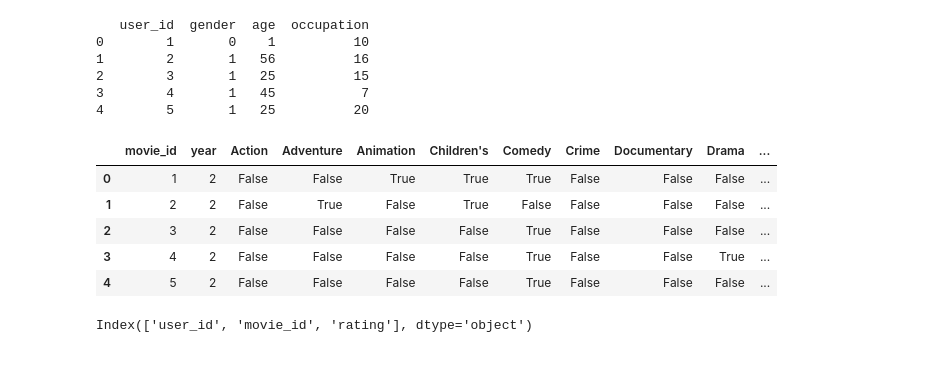
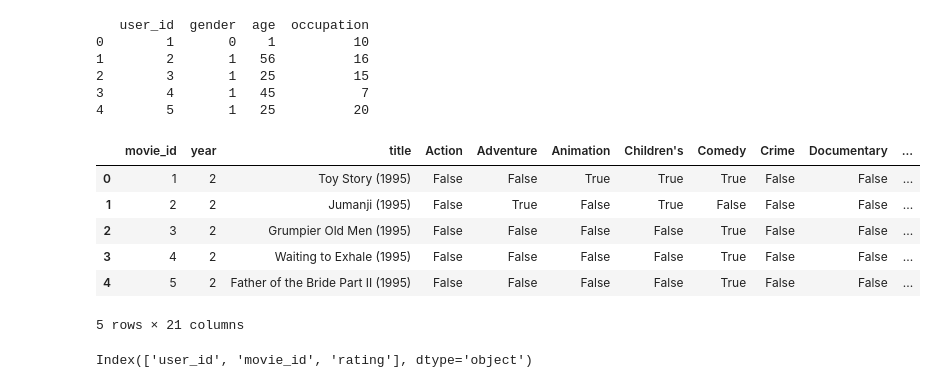
Before and after one commit to shayan-naghizade/ML_Practice, a Jupyter notebook: Movie Recommendation System/code.ipynb, the cells around one changed output. Saved outputs shown, nothing was run; the diff lists cells and outputs as text; code cells hidden in the pictures.

```diff
--- a/Movie Recommendation System/code.ipynb
+++ b/Movie Recommendation System/code.ipynb
@@ -69,7 +58,7 @@ movies['year'] = movies['title'].str.extract(r'\((\d{4})\)')
 movies['year'] = pd.to_numeric(movies['year'], errors='coerce')
 # %%
 users = users[['user_id', 'gender', 'age','occupation']]
-movies = movies[['movie_id', 'genres', 'year']]
+movies = movies[['movie_id', 'genres', 'year','title']]
 ratings = ratings[['user_id', 'movie_id', 'rating']]
 # %%
 movies.head()
@@ -190,18 +180,19 @@ print(users.head())
 # %%
 one_hot = pd.get_dummies(movies['genres'])
 
-df_encoded = pd.concat([movies[['movie_id', 'year']], one_hot], axis=1)
+df_encoded = pd.concat([movies[['movie_id', 'year','title']], one_hot], axis=1)
 
 movies = df_encoded.groupby(['movie_id', 'year']).max().reset_index()
 
 movies.head()
 # %% [output]
-|  | movie_id | year | Action | Adventure | Animation | Children's | Comedy | Crime | Documentary | Drama | ... |
-| 0 | 1 | 2 | False | False | True | True | True | False | False | False | ... |
-| 1 | 2 | 2 | False | True | False | True | False | False | False | False | ... |
-| 2 | 3 | 2 | False | False | False | False | True | False | False | False | ... |
-| 3 | 4 | 2 | False | False | False | False | True | False | False | True | ... |
-| 4 | 5 | 2 | False | False | False | False | True | False | False | False | ... |
+|  | movie_id | year | title | Action | Adventure | Animation | Children's | Comedy | Crime | Documentary | ... |
+| 0 | 1 | 2 | Toy Story (1995) | False | False | True | True | True | False | False | ... |
+| 1 | 2 | 2 | Jumanji (1995) | False | True | False | True | False | False | False | ... |
+| 2 | 3 | 2 | Grumpier Old Men (1995) | False | False | False | False | True | False | False | ... |
+| 3 | 4 | 2 | Waiting to Exhale (1995) | False | False | False | False | True | False | False | ... |
+| 4 | 5 | 2 | Father of the Bride Part II (1995) | False | False | False | False | True | False | False | ... |
+5 rows × 21 columns
 # %%
 ratings.columns
 # %% [output]
```
Also changed, not shown: parts of 40 cells of this notebook.
